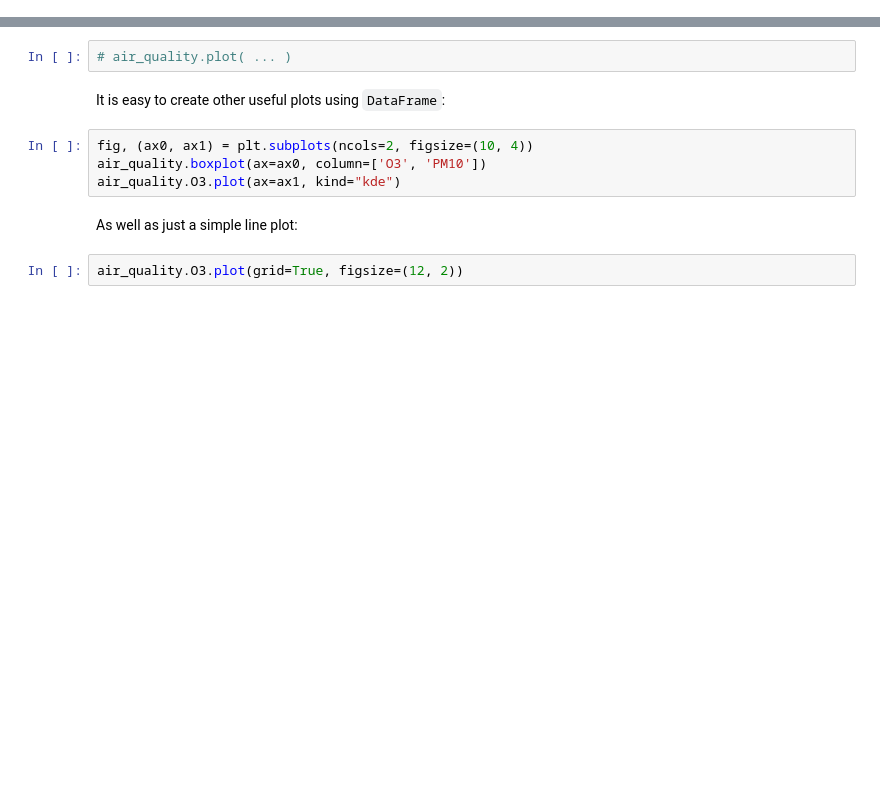
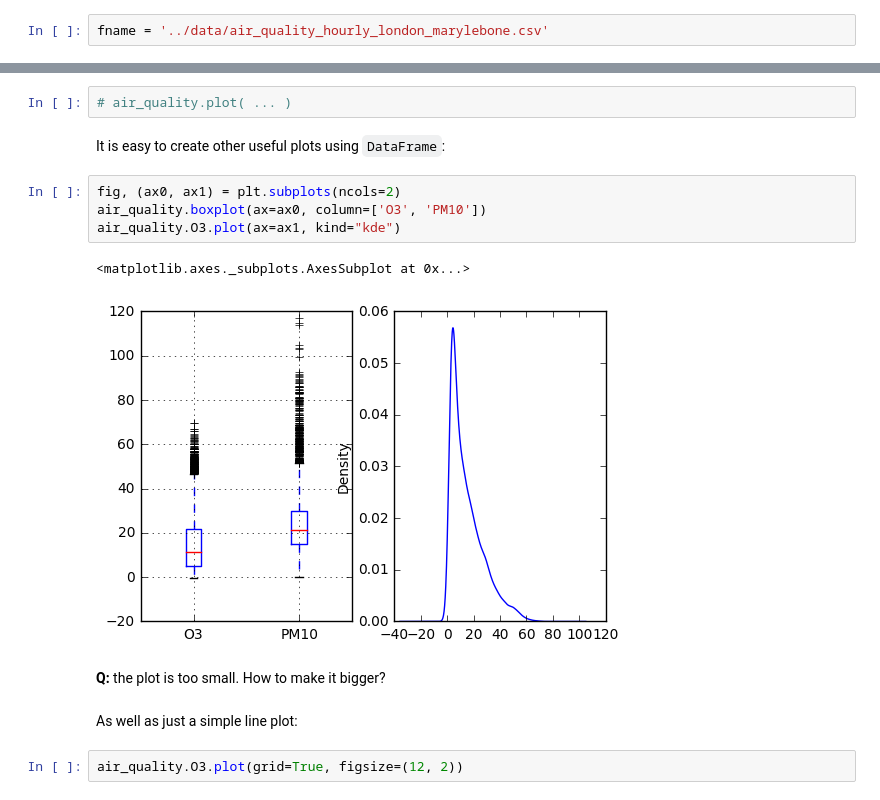
Before and after one commit to ueapy/enveast_python_course_materials, a Jupyter notebook: Day_2/17-Pandas-Intro.ipynb, the cells around one changed output, grey strips where cells are left out. Drawn from its saved outputs; the diff is of its cells as text; blank space fills up the shorter version.

Commit message:
finish Pandas tutorial; add new data (SOI; OLR)

```diff
--- a/Day_2/17-Pandas-Intro.ipynb
+++ b/Day_2/17-Pandas-Intro.ipynb
@@ -50,3 +50,5 @@ fname = os.path.join(data_path, 'air_quality_hourly_london_marylebone.csv')
+# %%
+fname = '../data/air_quality_hourly_london_marylebone.csv'
 # %% [markdown]
 Let's try to read the data using `pandas.read_csv()` function.
 # %%
@@ -168,9 +233,14 @@ What happens if put `subplots=True` as an argument of the `plot()` method?
 # %% [markdown]
 It is easy to create other useful plots using `DataFrame`:
 # %%
-fig, (ax0, ax1) = plt.subplots(ncols=2, figsize=(10, 4))
+fig, (ax0, ax1) = plt.subplots(ncols=2)
 air_quality.boxplot(ax=ax0, column=['O3', 'PM10'])
 air_quality.O3.plot(ax=ax1, kind="kde")
+# %% [output]
+<matplotlib.axes._subplots.AxesSubplot at 0x...>
+[figure, added]
+# %% [markdown]
+**Q:** the plot is too small. How to make it bigger?
 # %% [markdown]
 As well as just a simple line plot:
 # %%
```
Also changed, not shown: parts of 67 cells of this notebook, 6 other files.
